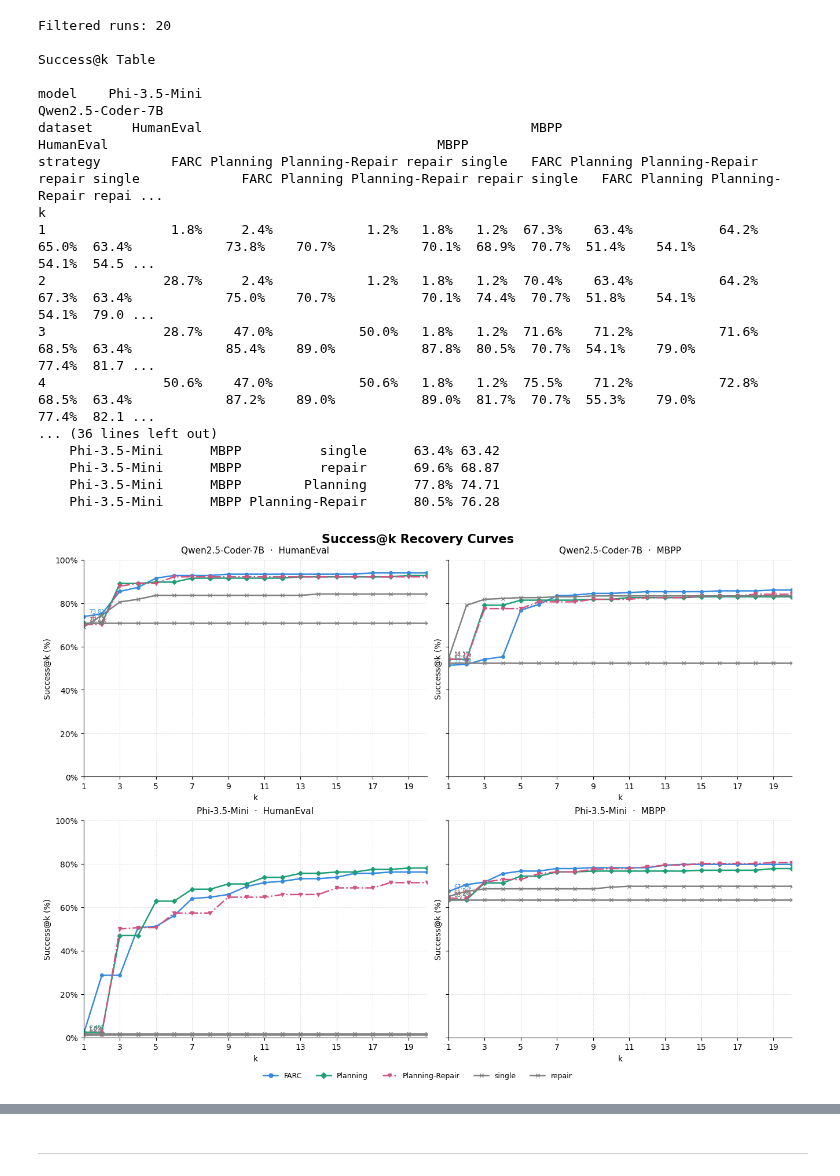
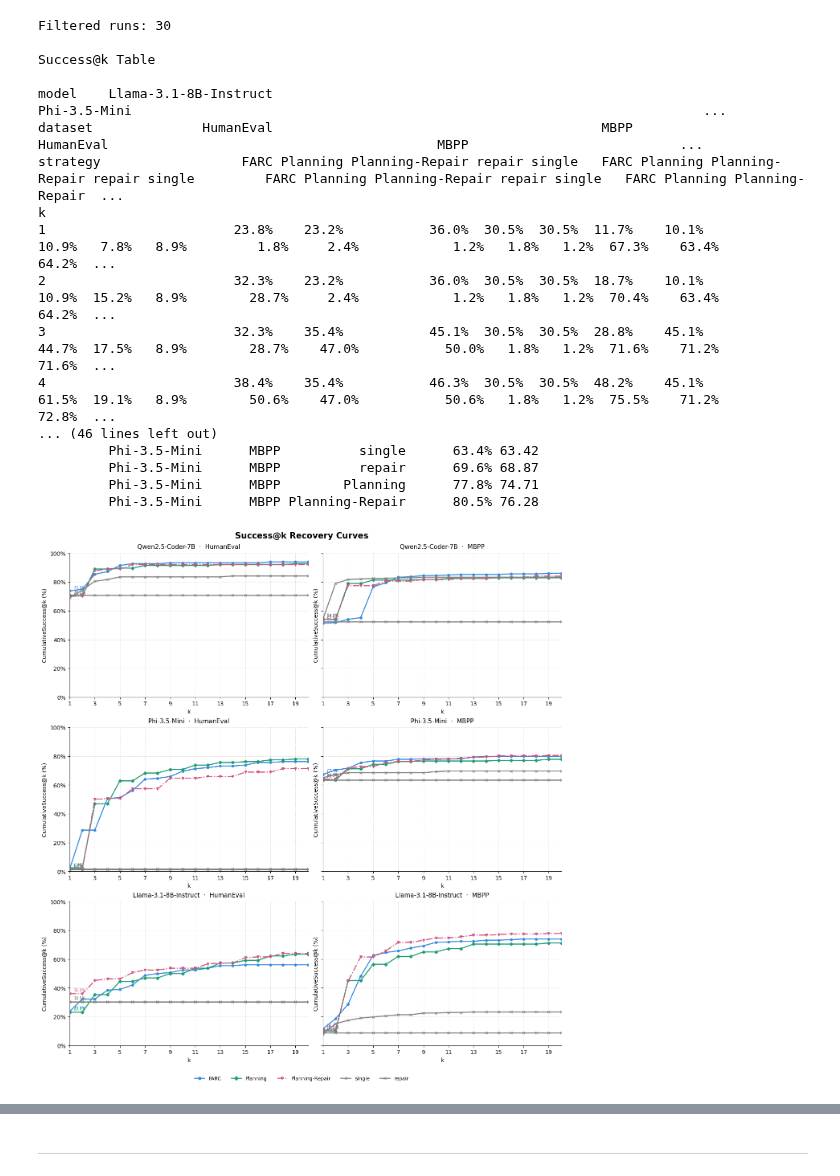
Before and after one commit to dibk100/project_IR_focus_sLM_orchestration, a Jupyter notebook: analysis/section5_2.ipynb, the cells around one changed output, grey strips where cells are left out. Drawn from its saved outputs; the diff is of its cells as text; code cells hidden in the pictures.

```diff
--- a/analysis/section5_2.ipynb
+++ b/analysis/section5_2.ipynb
@@ -41,7 +41,7 @@ STRATEGY_STYLE = {
     "Planning-Repair":  {"color": "#D4537E", "ls": "-.",  "marker": "v"},
 }
 
-MODEL_LABELS   = {"qwen25coder7b": "Qwen2.5-Coder-7B", "phi35mini": "Phi-3.5-Mini"}
+MODEL_LABELS   = {"qwen25coder7b": "Qwen2.5-Coder-7B", "phi35mini": "Phi-3.5-Mini", "llama318b": "Llama-3.1-8B-Instruct"}
 DATASET_LABELS = {"humaneval": "HumanEval", "mbpp": "MBPP"}
 
 PANEL_LAYOUT = [
@@ -49,6 +49,8 @@ PANEL_LAYOUT = [
     ("qwen25coder7b", "mbpp"),
     ("phi35mini",     "humaneval"),
     ("phi35mini",     "mbpp"),
+    ("llama318b",     "humaneval"),
+    ("llama318b",     "mbpp"),
 ]
 
 
@@ -89,7 +91,7 @@ def collect_curves(results_root, max_k):
     filtered = [
         r for r in runs
         if r["dataset"] in ("humaneval", "mbpp")
-        and ("qwen25coder7b" in r["model"] or "phi35mini" in r["model"])
+        and ("qwen25coder7b" in r["model"] or "phi35mini" in r["model"] or "llama318b" in r["model"])
         and "proposed_v2" not in r["strategy"]
         and "proposed_v3" not in r["strategy"]
     ]
@@ -108,7 +110,8 @@ def collect_curves(results_root, max_k):
 def plot_all(curves, max_k, output_path):
     k_vals = list(range(1, max_k + 1))
 
-    fig, axes = plt.subplots(2, 2, figsize=(13, 9), sharey=True, constrained_layout=True)
+    # 행별로 y축 공유
+    fig, axes = plt.subplots(3, 2, figsize=(13, 13), sharey='row', constrained_layout=True)
     fig.suptitle("Success@k Recovery Curves", fontsize=15, fontweight="bold", y=1.02)
 
     legend_handles = {}
@@ -149,7 +152,7 @@ def plot_all(curves, max_k, output_path):
             fontsize=11, pad=8,
         )
         ax.set_xlabel("k", fontsize=10)
-        ax.set_ylabel("Success@k (%)", fontsize=10)
+        ax.set_ylabel("CumulativeSuccess@k (%)", fontsize=10)
         ax.set_xlim(1, max_k)
         ax.set_ylim(0, 100)
         ax.set_xticks(range(1, max_k + 1, 2))
@@ -207,44 +210,44 @@ def print_summary_table(curves):
             ausc      = compute_ausc(values)
 
             rows.append({
                 "Model": MODEL_LABELS.get(model, model),
                 "Dataset": DATASET_LABELS.get(dataset, dataset),
                 "Strategy": strategy,
                 "Success@20": f"{success20:.1f}%",
                 "AUSC": f"{ausc:.2f}",
             })
 
     df = pd.DataFrame(rows)
 
     print("\nMain Results Table\n")
     print(df.to_string(index=False))
 
 # --------------------------------------------------
 # 실행 (argparse 없음 — Jupyter 호환)
 # --------------------------------------------------
 curves = collect_curves(RESULTS_ROOT, MAX_K)
 
 if SHOW_TABLE:
     print_table(curves, MAX_K)
     print_summary_table(curves)
 
 plot_all(curves, MAX_K, OUTPUT_PATH)
 # %% [output]
-Filtered runs: 20
+Filtered runs: 30
 
 Success@k Table
 
-model    Phi-3.5-Mini                                                                                      Qwen2.5-Coder-7B
-dataset     HumanEval                                          MBPP                                               HumanEval                                          MBPP
-strategy         FARC Planning Planning-Repair repair single   FARC Planning Planning-Repair repair single             FARC Planning Planning-Repair repair single   FARC Planning Planning-Repair repai ...
+model    Llama-3.1-8B-Instruct                                                                                      Phi-3.5-Mini                                                                         ...
+dataset              HumanEval                                          MBPP                                           HumanEval                                          MBPP                           ...
+strategy                  FARC Planning Planning-Repair repair single   FARC Planning Planning-Repair repair single         FARC Planning Planning-Repair repair single   FARC Planning Planning-Repair  ...
 k
-1                1.8%     2.4%            1.2%   1.8%   1.2%  67.3%    63.4%           64.2%  65.0%  63.4%            73.8%    70.7%           70.1%  68.9%  70.7%  51.4%    54.1%           54.1%  54.5 ...
-2               28.7%     2.4%            1.2%   1.8%   1.2%  70.4%    63.4%           64.2%  67.3%  63.4%            75.0%    70.7%           70.1%  74.4%  70.7%  51.8%    54.1%           54.1%  79.0 ...
-3               28.7%    47.0%           50.0%   1.8%   1.2%  71.6%    71.2%           71.6%  68.5%  63.4%            85.4%    89.0%           87.8%  80.5%  70.7%  54.1%    79.0%           77.4%  81.7 ...
-4               50.6%    47.0%           50.6%   1.8%   1.2%  75.5%    71.2%           72.8%  68.5%  63.4%            87.2%    89.0%           89.0%  81.7%  70.7%  55.3%    79.0%           77.4%  82.1 ...
-... (36 lines left out)
-    Phi-3.5-Mini      MBPP          single      63.4% 63.42
-    Phi-3.5-Mini      MBPP          repair      69.6% 68.87
-    Phi-3.5-Mini      MBPP        Planning      77.8% 74.71
-    Phi-3.5-Mini      MBPP Planning-Repair      80.5% 76.28
+1                        23.8%    23.2%           36.0%  30.5%  30.5%  11.7%    10.1%           10.9%   7.8%   8.9%         1.8%     2.4%            1.2%   1.8%   1.2%  67.3%    63.4%           64.2%  ...
+2                        32.3%    23.2%           36.0%  30.5%  30.5%  18.7%    10.1%           10.9%  15.2%   8.9%        28.7%     2.4%            1.2%   1.8%   1.2%  70.4%    63.4%           64.2%  ...
+3                        32.3%    35.4%           45.1%  30.5%  30.5%  28.8%    45.1%           44.7%  17.5%   8.9%        28.7%    47.0%           50.0%   1.8%   1.2%  71.6%    71.2%           71.6%  ...
+4                        38.4%    35.4%           46.3%  30.5%  30.5%  48.2%    45.1%           61.5%  19.1%   8.9%        50.6%    47.0%           50.6%   1.8%   1.2%  75.5%    71.2%           72.8%  ...
+... (46 lines left out)
+         Phi-3.5-Mini      MBPP          single      63.4% 63.42
+         Phi-3.5-Mini      MBPP          repair      69.6% 68.87
+         Phi-3.5-Mini      MBPP        Planning      77.8% 74.71
+         Phi-3.5-Mini      MBPP Planning-Repair      80.5% 76.28
-[figure, old version]
+[figure, new version]
```
Also changed, not shown: parts of 5 cells of this notebook, 33 other files.
